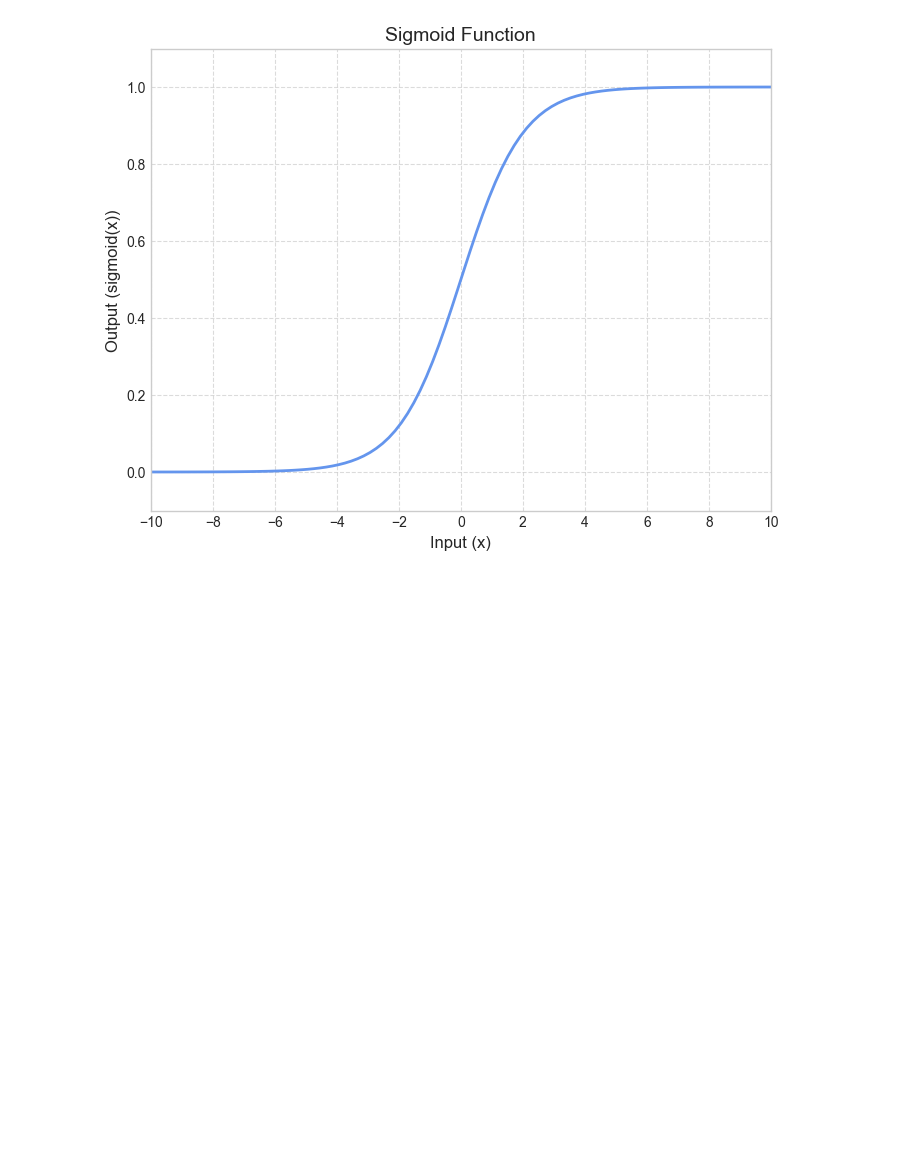
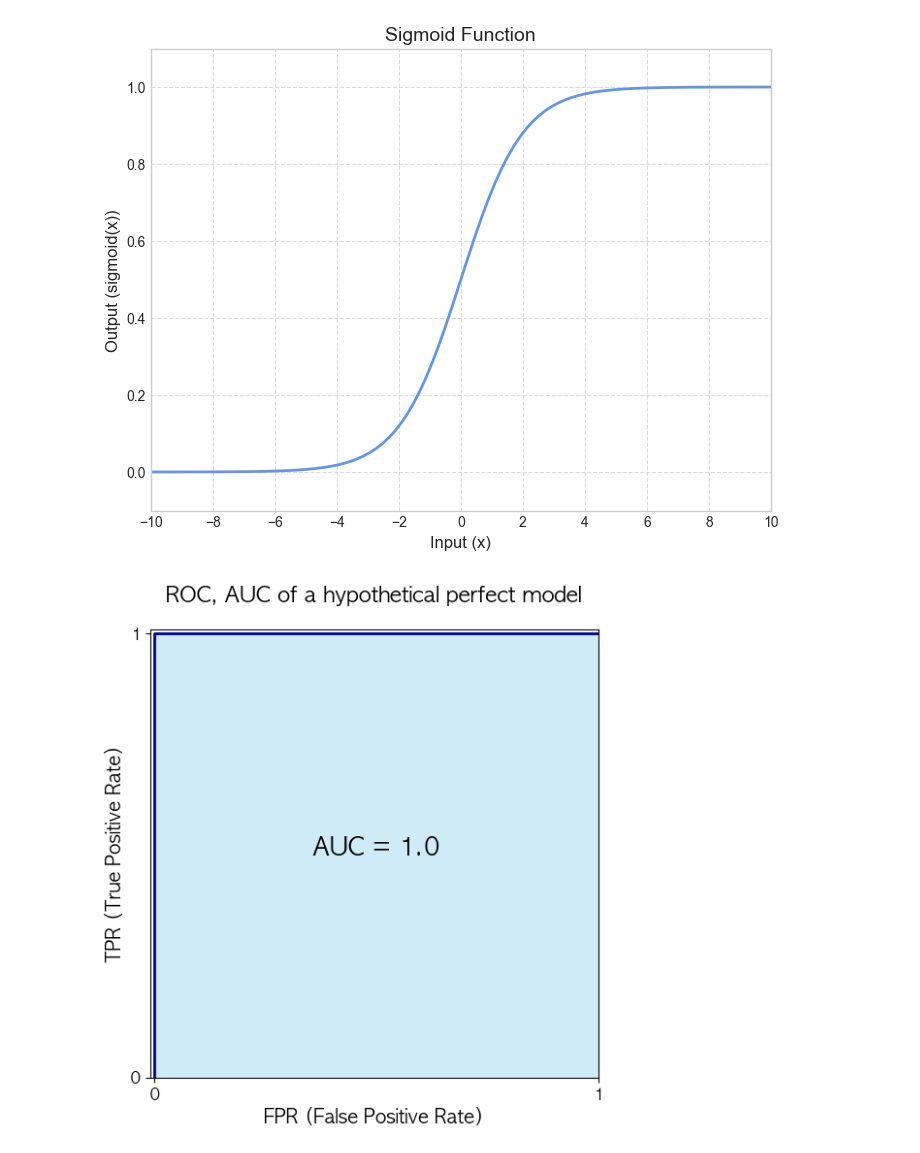
Before and after one commit to sml1323/ml_study, a Jupyter notebook: udemy/images/visual.ipynb, the cells around one changed output. Cells and saved outputs as stored; diff of their text form; code cells hidden in the pictures; blank space fills up the shorter version.

```diff
--- a/udemy/images/visual.ipynb
+++ b/udemy/images/visual.ipynb
@@ -213,3 +213,45 @@ plt.grid(True, linestyle='--', alpha=0.7)
 plt.show()
 # %% [output]
 [figure]
+# %%
+import matplotlib.pyplot as plt
+import numpy as np
+
+# 한글 폰트 설정 (Mac OS: AppleGothic, Windows: Malgun Gothic)
+# 자신의 운영체제에 맞는 폰트로 설정해야 해.
+plt.rcParams['font.family'] = 'AppleGothic'  # Mac OS
+plt.rcParams['axes.unicode_minus'] = False # 마이너스 기호 깨짐 방지
+
+# 완벽한 모델의 ROC 커브 데이터
+# FPR은 0에서 유지되다가, TPR이 1에 도달한 후 1까지 증가해.
+fpr = [0., 0., 1.]
+tpr = [0., 1., 1.]
+
+# 시각화
+plt.figure(figsize=(6, 6))
+
+# ROC 커브 그리기
+plt.plot(fpr, tpr, lw=2, color='darkblue')
+
+# AUC 영역 채우기
+plt.fill_between(fpr, tpr, color='skyblue', alpha=0.4)
+
+# 축 레이블 및 제목 설정
+plt.xlabel('FPR (False Positive Rate)', fontsize=14)
+plt.ylabel('TPR (True Positive Rate)', fontsize=14)
+plt.title('ROC, AUC of a hypothetical perfect model', fontsize=16, pad=20)
+
+# 축 범위 및 눈금 설정
+plt.xlim([-0.01, 1.0])
+plt.ylim([0.0, 1.01])
+plt.xticks([0.0, 1.0], fontsize=12)
+plt.yticks([0.0, 1.0], fontsize=12)
+plt.gca().set_aspect('equal', adjustable='box') # 그래프 비율을 1:1로 설정
+
+# 그래프 내 텍스트 추가
+plt.text(0.5, 0.5, 'AUC = 1.0', fontsize=18, ha='center')
+
+# 그래프 보여주기
+plt.show()
+# %% [output]
+[figure, added]
```
Also changed, not shown: parts of 3 cells of this notebook, 5 other files.
